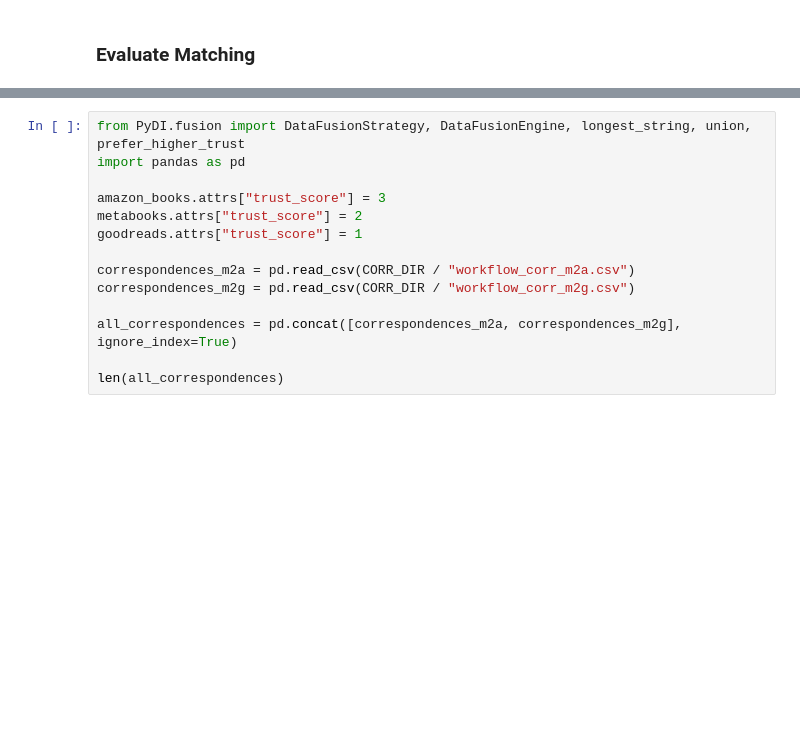
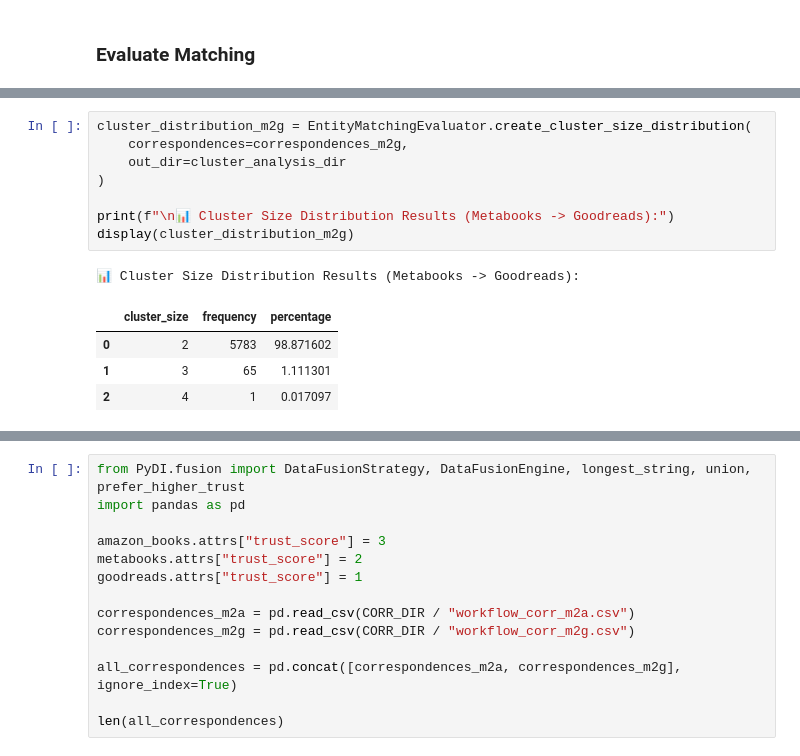
Before and after one commit to gdebus/data-integration-team-project, a Jupyter notebook: books-integration/books_data_final_workflow.ipynb, the cells around one changed output, grey strips where cells are left out. Saved outputs shown, nothing was run; the diff lists cells and outputs as text; blank space fills up the shorter version.

```diff
--- a/books-integration/books_data_final_workflow.ipynb
+++ b/books-integration/books_data_final_workflow.ipynb
@@ -537 +556,15 @@ display(eval_results_m2g)
+# %%
+cluster_distribution_m2g = EntityMatchingEvaluator.create_cluster_size_distribution(
+    correspondences=correspondences_m2g,
+    out_dir=cluster_analysis_dir
+)
+
+print(f"\n📊 Cluster Size Distribution Results (Metabooks -> Goodreads):")
+display(cluster_distribution_m2g)
+# %% [output]
+📊 Cluster Size Distribution Results (Metabooks -> Goodreads):
+|  | cluster_size | frequency | percentage |
+| 0 | 2 | 5783 | 98.871602 |
+| 1 | 3 | 65 | 1.111301 |
+| 2 | 4 | 1 | 0.017097 |
 # %% [markdown]
```
Also changed, not shown: parts of 20 cells of this notebook, 12 other files.
